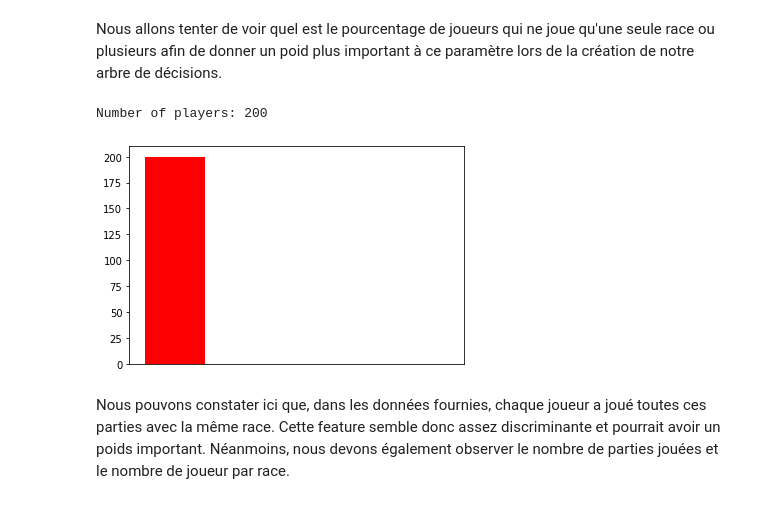
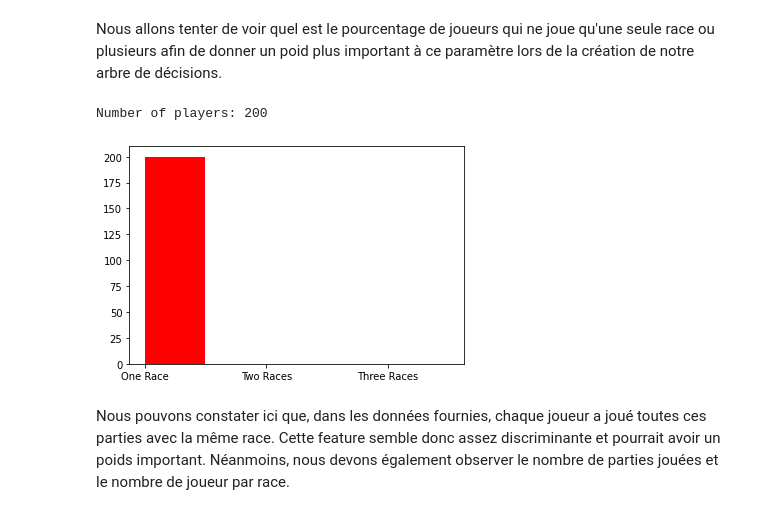
Before and after one commit to Dante-DaCapo/Starcraft_Python_Blinders, a Jupyter notebook: notebook.ipynb, the cells around one changed output. Saved outputs shown, nothing was run; the diff lists cells and outputs as text; code cells hidden in the pictures.

Commit message:
fix apm + feat players per race

```diff
--- a/notebook.ipynb
+++ b/notebook.ipynb
@@ -240,8 +240,6 @@ for index_play, play in enumerate(data):
         if duration < 120:
             nb_actions += 1
             continue
-        else:
-            break
 
     apm_per_player_per_game[id_player] += nb_actions / 2 if duration > 120 else 0
 
@@ -292,45 +290,45 @@ for index_play, play in enumerate(data):
         count_races_per_player[id_player][played_race] = True
 
 number_of_multiraces_players = {}
-number_of_multiraces_players['players_with_one_race'] = 0
-number_of_multiraces_players['players_with_two_races'] = 0
-number_of_multiraces_players['players_with_three_races'] = 0
+number_of_multiraces_players['One Race'] = 0
+number_of_multiraces_players['Two Races'] = 0
+number_of_multiraces_players['Three Races'] = 0
 for player in count_races_per_player:
 
     true_count =  0
     if count_races_per_player[player]['Zerg']:
         true_count += 1
     if count_races_per_player[player]['Protoss']:
         true_count += 1
     if count_races_per_player[player]['Terran']:
         true_count += 1
 
     if true_count == 1:
-        number_of_multiraces_players['players_with_one_race']  += 1
+        number_of_multiraces_players['One Race']  += 1
     elif true_count == 2:
-        number_of_multiraces_players['players_with_two_races'] += 1
+        number_of_multiraces_players['Two Races'] += 1
     elif true_count == 3:
-        number_of_multiraces_players['players_with_three_races'] += 1
+        number_of_multiraces_players['Three Races'] += 1
 
 sorted_list = sorted(
     number_of_multiraces_players.items(),
     key=lambda item: item[1],
     reverse=True
 )
 sorted_x = []
 sorted_y = []
 for elem in sorted_list:
     sorted_x.append(elem[0])
     sorted_y.append(elem[1])
 
 print(f"Number of players: {sorted_y[0]} ")
 
 plt.bar(sorted_x, sorted_y, width=0.5, color='r', align='edge')
-plt.xticks([])
+#plt.xticks([])
 plt.show()
 # %% [output]
 Number of players: 200
-[figure, old version]
+[figure, new version]
 # %% [markdown]
 Nous pouvons constater ici que, dans les données fournies, chaque joueur a joué toutes ces parties avec la même race.
 Cette feature semble donc assez discriminante et pourrait avoir un poids important. Néanmoins, nous devons également observer le nombre de parties jouées et le nombre de joueur par race.
```
Also changed, not shown: parts of 3 cells of this notebook.
